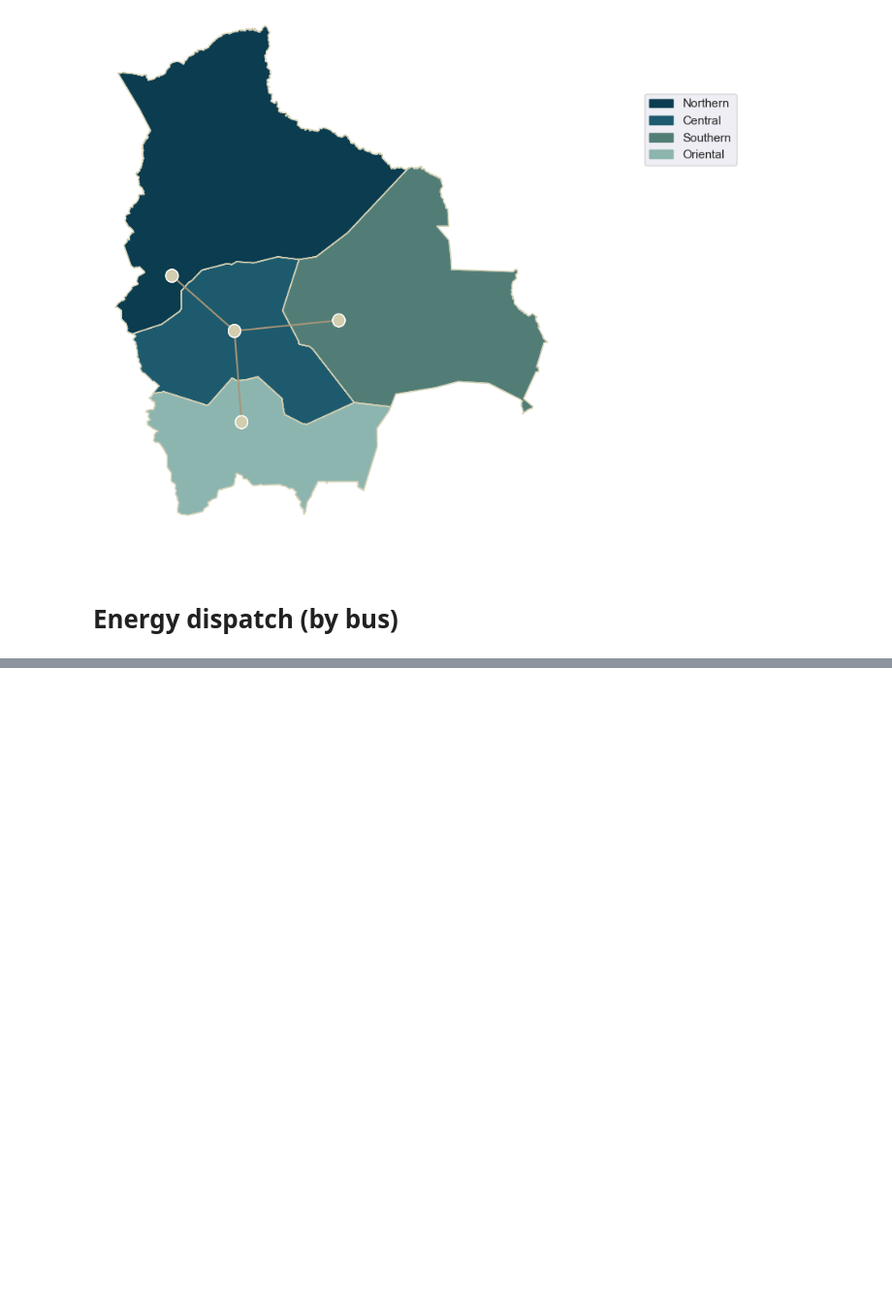
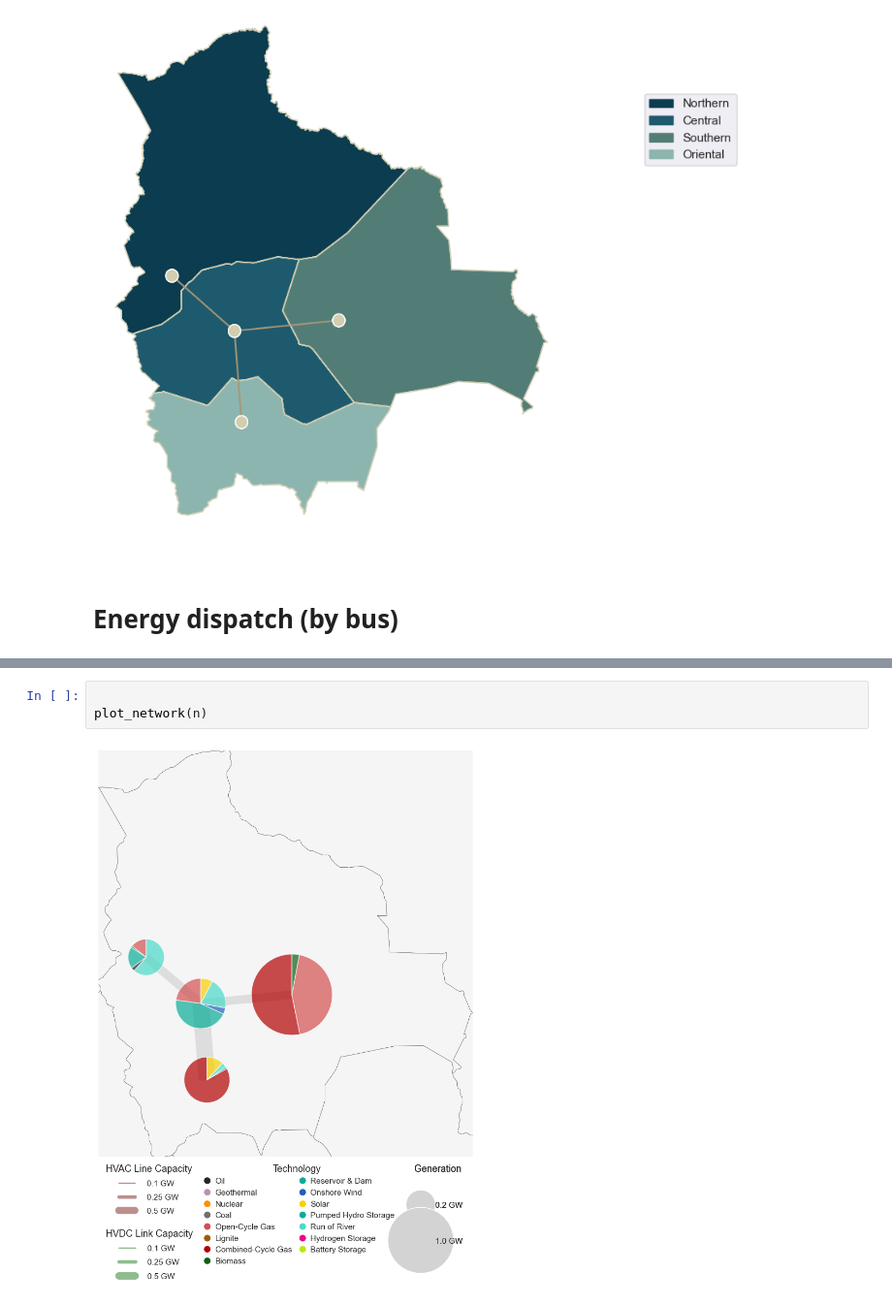
Before and after one commit to carlosfv92/pypsa-africa, a Jupyter notebook: Result_analysis/2020_4N_1Y_1H_CP20_NI_CL_WH/3_Dispatch_analysis.ipynb, the cells around one changed output, grey strips where cells are left out. Shown at 97% size. Drawn from its saved outputs; the diff is of its cells as text; blank space fills up the shorter version.

```diff
--- a/Result_analysis/2020_4N_1Y_1H_CP20_NI_CL_WH/3_Dispatch_analysis.ipynb
+++ b/Result_analysis/2020_4N_1Y_1H_CP20_NI_CL_WH/3_Dispatch_analysis.ipynb
@@ -780,0 +875,5 @@ hydro storage : p_nom: 369.67  p_nom_opt: 369.67
+# %%
+
+plot_network(n)
+# %% [output]
+[figure, added]
```
Also changed, not shown: parts of 11 cells of this notebook, 10 other files.
